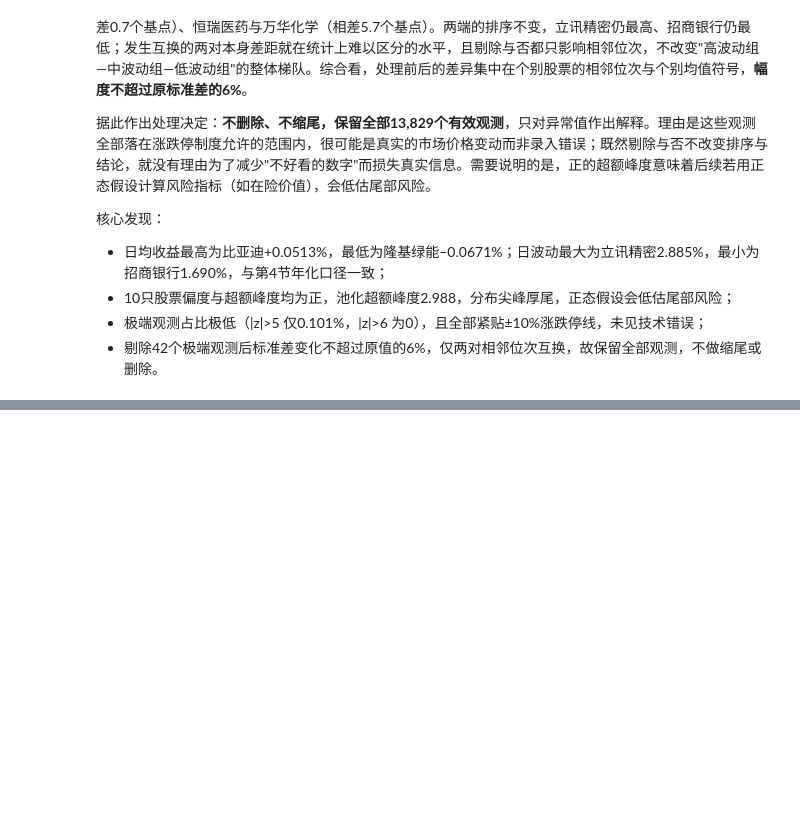
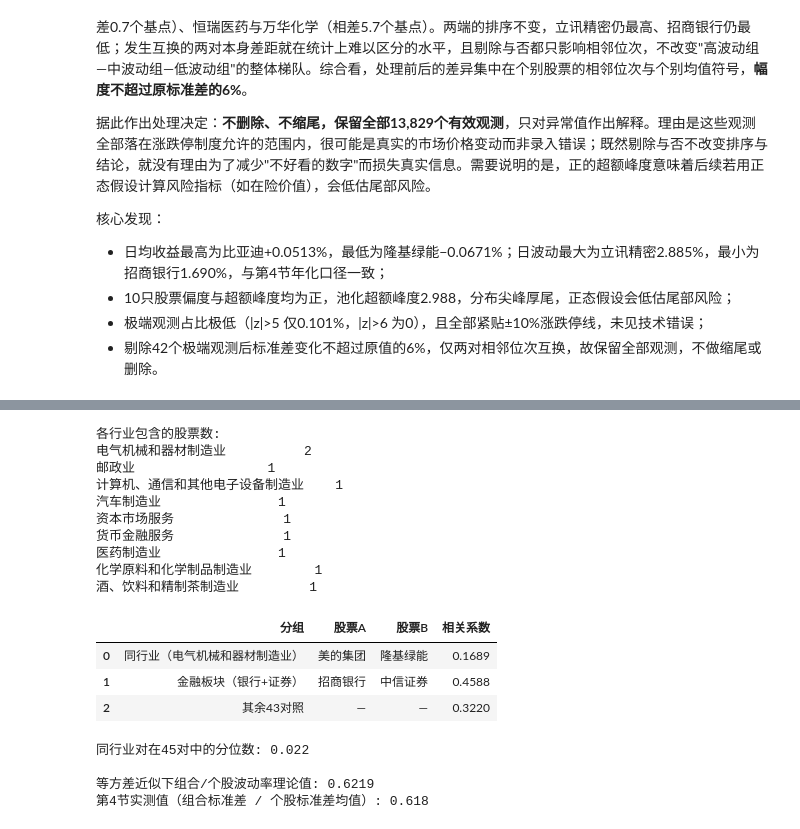
Before and after one commit to Jaremy112/fineco-homework, a Jupyter notebook: hw-02/hw_02-1.ipynb, the cells around one changed output, grey strips where cells are left out. Cells and saved outputs as stored; diff of their text form; code cells hidden in the pictures; blank space fills up the shorter version.

```diff
--- a/hw-02/hw_02-1.ipynb
+++ b/hw-02/hw_02-1.ipynb
@@ -960,0 +1089,48 @@ print("波动率排序是否改变:",
+# %%
+# 同行业与板块对照：检验"同行业是否更相关"
+industry_map = d.drop_duplicates("stock_code").set_index("stock_code")["industry"].to_dict()
+print("各行业包含的股票数:")
+print(pd.Series({names[c]: industry_map[c] for c in order}).value_counts().to_string())
+
+same_industry = [("000333.SZ", "601012.SH")]   # 美的集团、隆基绿能：电气机械和器材制造业
+financial = [("600036.SH", "600030.SH")]       # 招商银行、中信证券：金融板块
+rows = []
+for a, b in same_industry:
+    rows.append({"分组": "同行业（电气机械和器材制造业）", "股票A": names[a], "股票B": names[b],
+                 "相关系数": corr.loc[a, b]})
+for a, b in financial:
+    rows.append({"分组": "金融板块（银行+证券）", "股票A": names[a], "股票B": names[b],
+                 "相关系数": corr.loc[a, b]})
+rows.append({"分组": "其余43对照", "股票A": "—", "股票B": "—",
+             "相关系数": float(pd.Series(pair_r).drop(
+                 [list(zip(iu[0], iu[1])).index((order.index("000333.SZ"), order.index("601012.SH")))]
+             ).mean())})
+display(pd.DataFrame(rows).round(4))
+print("同行业对在45对中的分位数:",
+      round(float((pd.Series(pair_r) < corr.loc["000333.SZ", "601012.SH"]).mean()), 3))
+
+# 用平均相关系数推算等权组合波动率的理论值，与第 4 节实测值对照
+n_assets = len(order)
+rho_bar = float(pairs["相关系数"].mean())
+theory = np.sqrt(1 / n_assets + (1 - 1 / n_assets) * rho_bar)
+print("\n等方差近似下组合/个股波动率理论值:", round(float(theory), 4))
+print("第4节实测值（组合标准差 / 个股标准差均值）: 0.618")
+# %% [output]
+各行业包含的股票数:
+电气机械和器材制造业          2
+邮政业                 1
+计算机、通信和其他电子设备制造业    1
+汽车制造业               1
+资本市场服务              1
+货币金融服务              1
+医药制造业               1
+化学原料和化学制品制造业        1
+酒、饮料和精制茶制造业         1
+|  | 分组 | 股票A | 股票B | 相关系数 |
+| 0 | 同行业（电气机械和器材制造业） | 美的集团 | 隆基绿能 | 0.1689 |
+| 1 | 金融板块（银行+证券） | 招商银行 | 中信证券 | 0.4588 |
+| 2 | 其余43对照 | — | — | 0.3220 |
+同行业对在45对中的分位数: 0.022
+
+等方差近似下组合/个股波动率理论值: 0.6219
+第4节实测值（组合标准差 / 个股标准差均值）: 0.618
```
Also changed, not shown: parts of 9 cells of this notebook, 3 other files.
